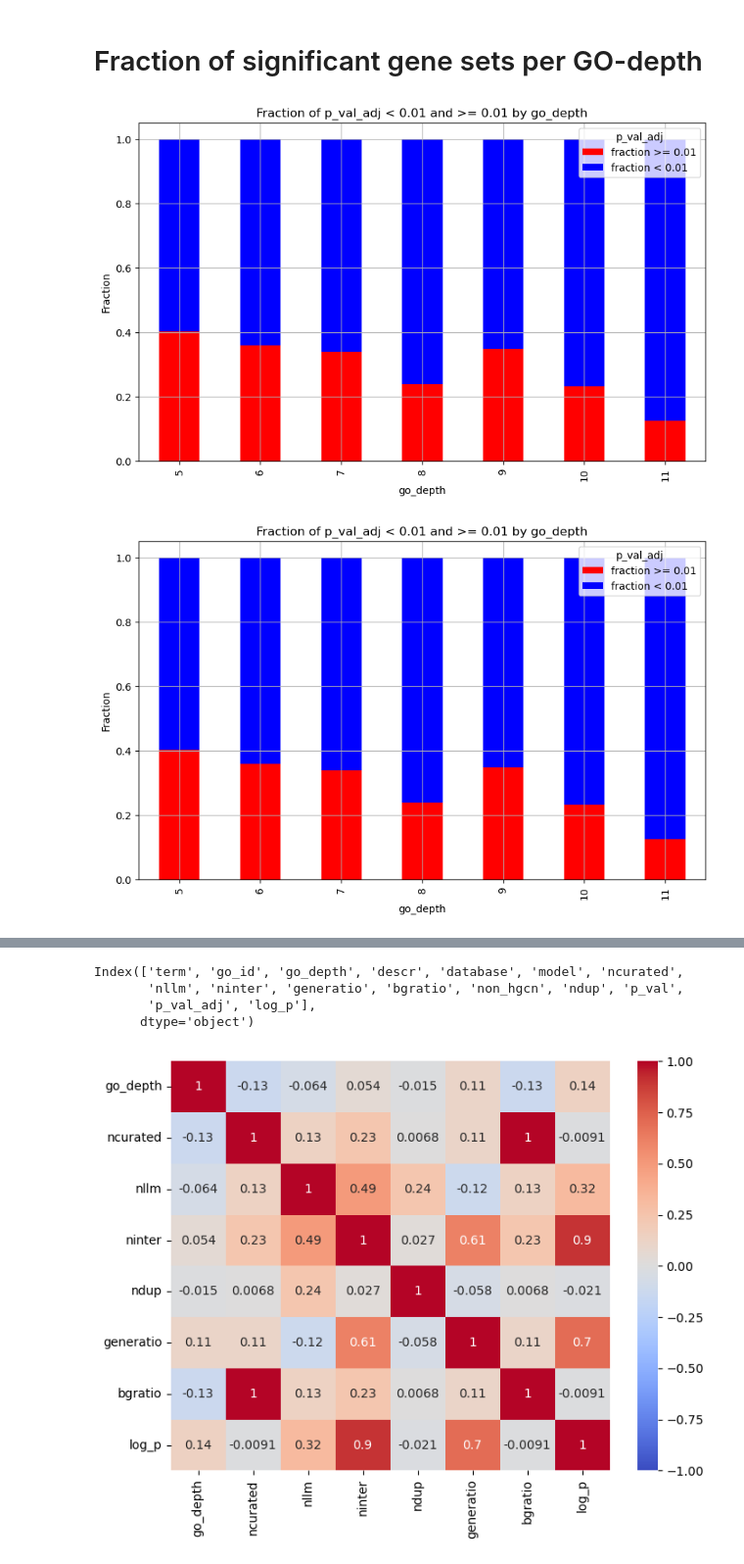
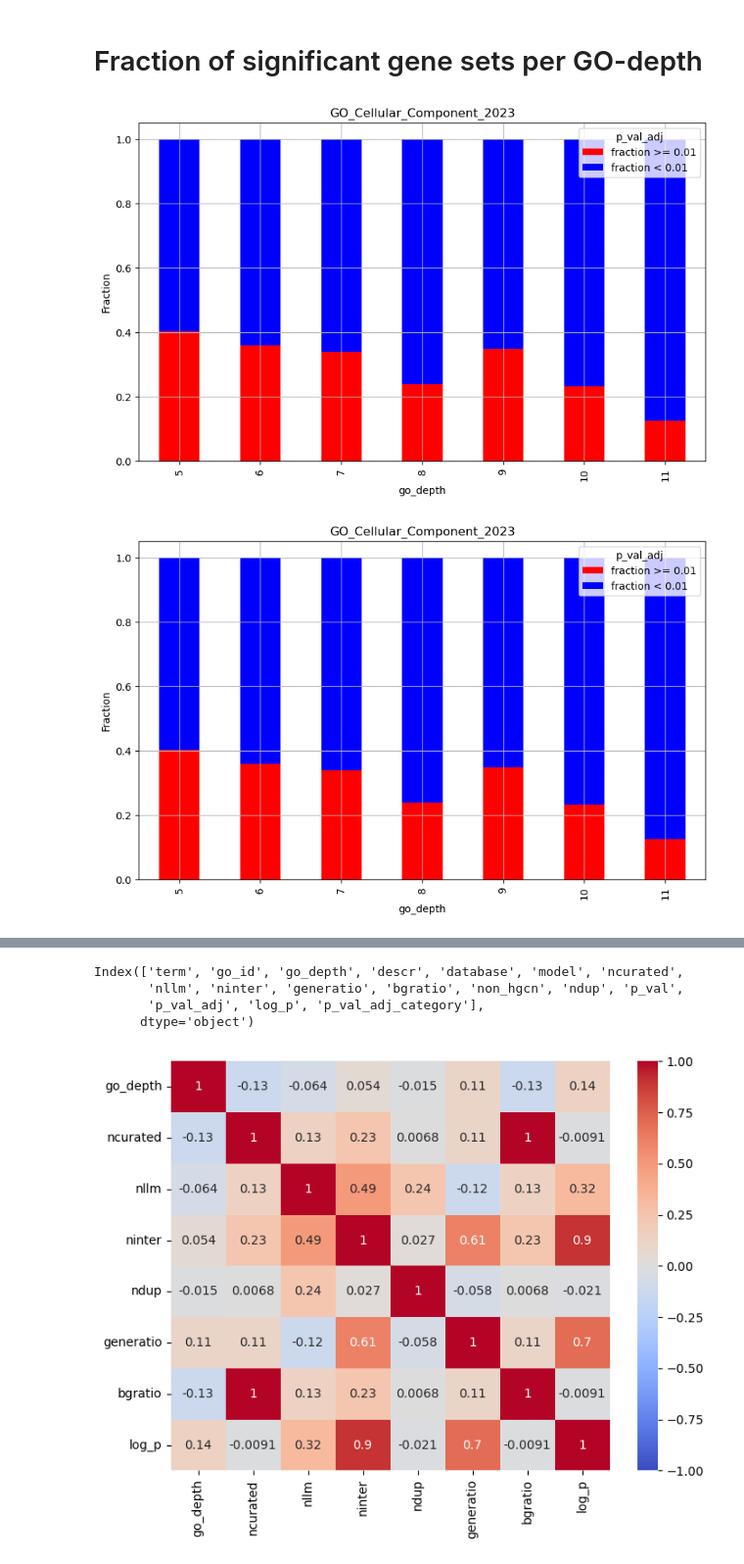
Before and after one commit to Alector-BIO/llm2geneset, a Jupyter notebook: notebooks/4_GO_depth_vs_geneset_sig.ipynb, the cells around one changed output, grey strips where cells are left out. Shown: that part at 98% size. Drawn from its saved outputs; the diff is of its cells as text; code cells hidden in the pictures.

```diff
--- a/notebooks/4_GO_depth_vs_geneset_sig.ipynb
+++ b/notebooks/4_GO_depth_vs_geneset_sig.ipynb
@@ -93,7 +93,7 @@ for db in go_db:
     # Add labels and title
     plt.xlabel('go_depth')
     plt.ylabel('Count')
-    plt.title('Counts of p_val_adj < 0.01 and >= 0.01 by go_depth')
+    plt.title(db)
 
     # Show plot
     plt.grid(True)
@@ -123,33 +123,33 @@ for db in go_db:
     df_merge['log_p']=-np.log(df_merge['p_val'])
 
     # Prepare the data for the bar plot
     df_merge['p_val_adj_category'] = df_merge['p_val_adj'] < 0.01
 
     # Count the occurrences of each go_depth and p_val_adj_category
     count_data = df_merge.groupby(['go_depth', 'p_val_adj_category']).size().reset_index(name='count')
 
     # Pivot the data for better visualization
     count_data_pivot = count_data.pivot(index='go_depth', columns='p_val_adj_category', values='count').fillna(0)
     count_data_pivot.columns = ['p_val_adj >= 0.01', 'p_val_adj < 0.01']
 
     # Calculate the fractions
     count_data_pivot['total'] = count_data_pivot.sum(axis=1)
     count_data_pivot['fraction < 0.01'] = count_data_pivot['p_val_adj < 0.01'] / count_data_pivot['total']
     count_data_pivot['fraction >= 0.01'] = count_data_pivot['p_val_adj >= 0.01'] / count_data_pivot['total']
 
     # Plot the bar plot
     plt.figure(figsize=(10, 6))
     count_data_pivot[['fraction >= 0.01', 'fraction < 0.01']].plot(kind='bar', stacked=True, color=['red', 'blue'], ax=plt.gca())
 
     # Add labels and title
     plt.xlabel('go_depth')
     plt.ylabel('Fraction')
-    plt.title('Fraction of p_val_adj < 0.01 and >= 0.01 by go_depth')
+    plt.title(db)
     plt.legend(title='p_val_adj')
 
     # Show plot
     plt.grid(True)
     plt.show()
 # %% [output]
-[figure, old version]
+[figure, new version]
-[figure, old version]
+[figure, new version]
@@ -159,7 +159,7 @@ df_merge.columns
 # %% [output]
 Index(['term', 'go_id', 'go_depth', 'descr', 'database', 'model', 'ncurated',
        'nllm', 'ninter', 'generatio', 'bgratio', 'non_hgcn', 'ndup', 'p_val',
-       'p_val_adj', 'log_p'],
+       'p_val_adj', 'log_p', 'p_val_adj_category'],
       dtype='object')
 # %%
 # Extract the columns of interest
```
Also changed, not shown: parts of 2 cells of this notebook.
